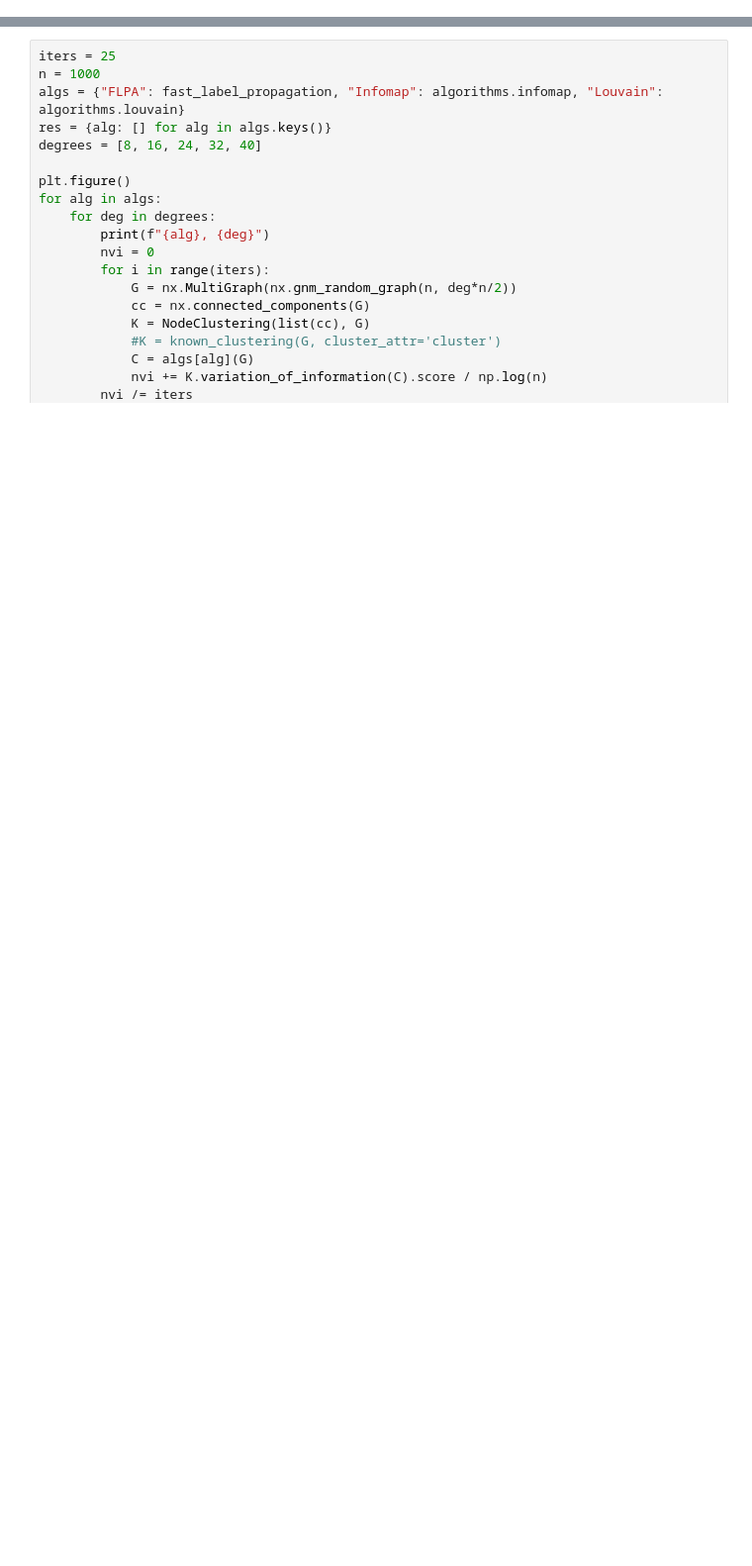
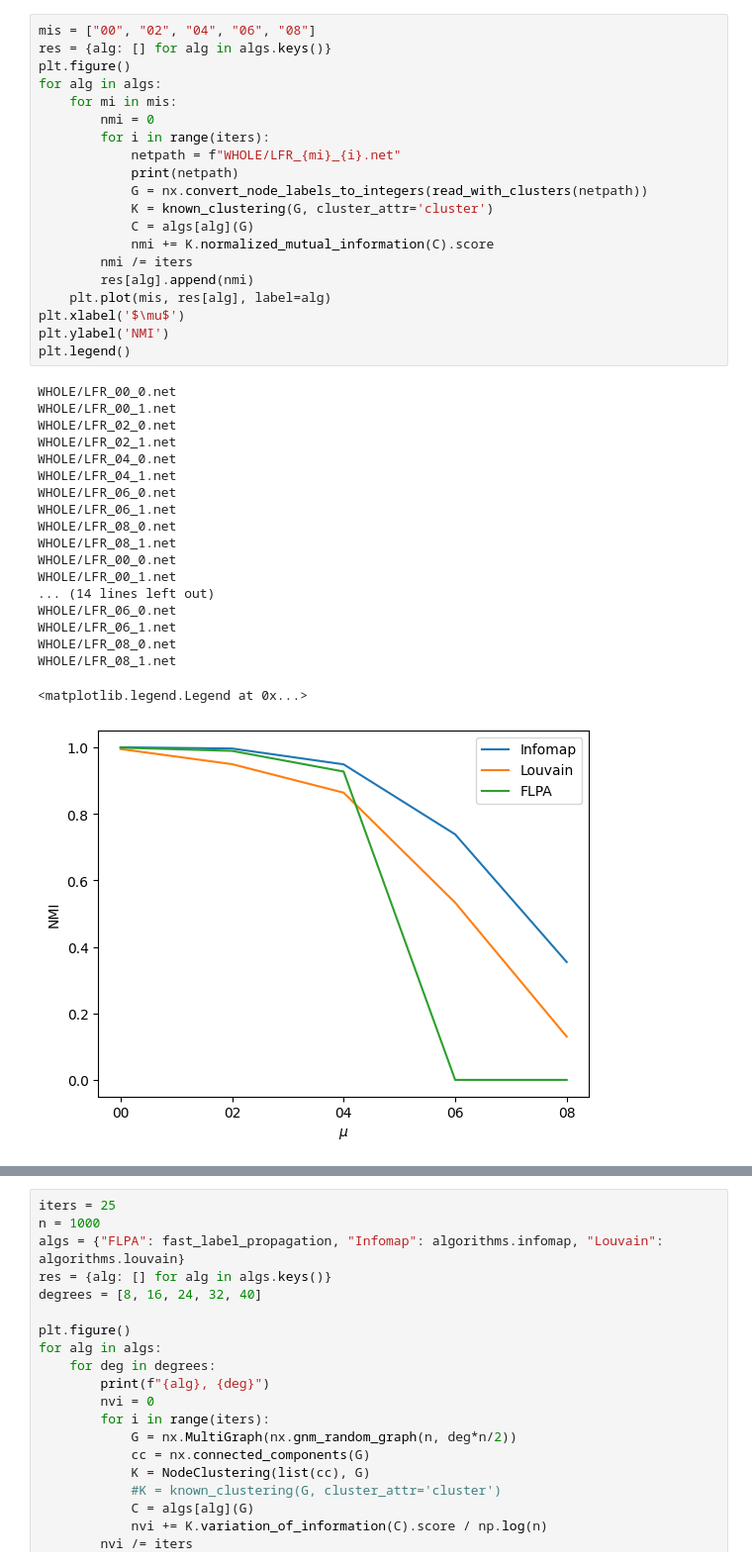
Before and after one commit to gregorzadnik/INA-HW2, a Jupyter notebook: hw2.ipynb, the cells around one changed output, grey strips where cells are left out. Shown: that part at 99% size. Drawn from its saved outputs; the diff is of its cells as text; blank space fills up the shorter version.

```diff
--- a/hw2.ipynb
+++ b/hw2.ipynb
@@ -239,0 +348,40 @@ info(SG)
+# %%
+mis = ["00", "02", "04", "06", "08"]
+res = {alg: [] for alg in algs.keys()}
+plt.figure()
+for alg in algs:
+    for mi in mis:
+        nmi = 0
+        for i in range(iters):
+            netpath = f"WHOLE/LFR_{mi}_{i}.net"
+            print(netpath)
+            G = nx.convert_node_labels_to_integers(read_with_clusters(netpath))
+            K = known_clustering(G, cluster_attr='cluster')
+            C = algs[alg](G)
+            nmi += K.normalized_mutual_information(C).score
+        nmi /= iters
+        res[alg].append(nmi)
+    plt.plot(mis, res[alg], label=alg)
+plt.xlabel('$\mu$')
+plt.ylabel('NMI')
+plt.legend()
+# %% [output]
+WHOLE/LFR_00_0.net
+WHOLE/LFR_00_1.net
+WHOLE/LFR_02_0.net
+WHOLE/LFR_02_1.net
+WHOLE/LFR_04_0.net
+WHOLE/LFR_04_1.net
+WHOLE/LFR_06_0.net
+WHOLE/LFR_06_1.net
+WHOLE/LFR_08_0.net
+WHOLE/LFR_08_1.net
+WHOLE/LFR_00_0.net
+WHOLE/LFR_00_1.net
+... (14 lines left out)
+WHOLE/LFR_06_0.net
+WHOLE/LFR_06_1.net
+WHOLE/LFR_08_0.net
+WHOLE/LFR_08_1.net
+<matplotlib.legend.Legend at 0x...>
+[figure, added]
```
Also changed, not shown: parts of 18 cells of this notebook, 5 other files.
